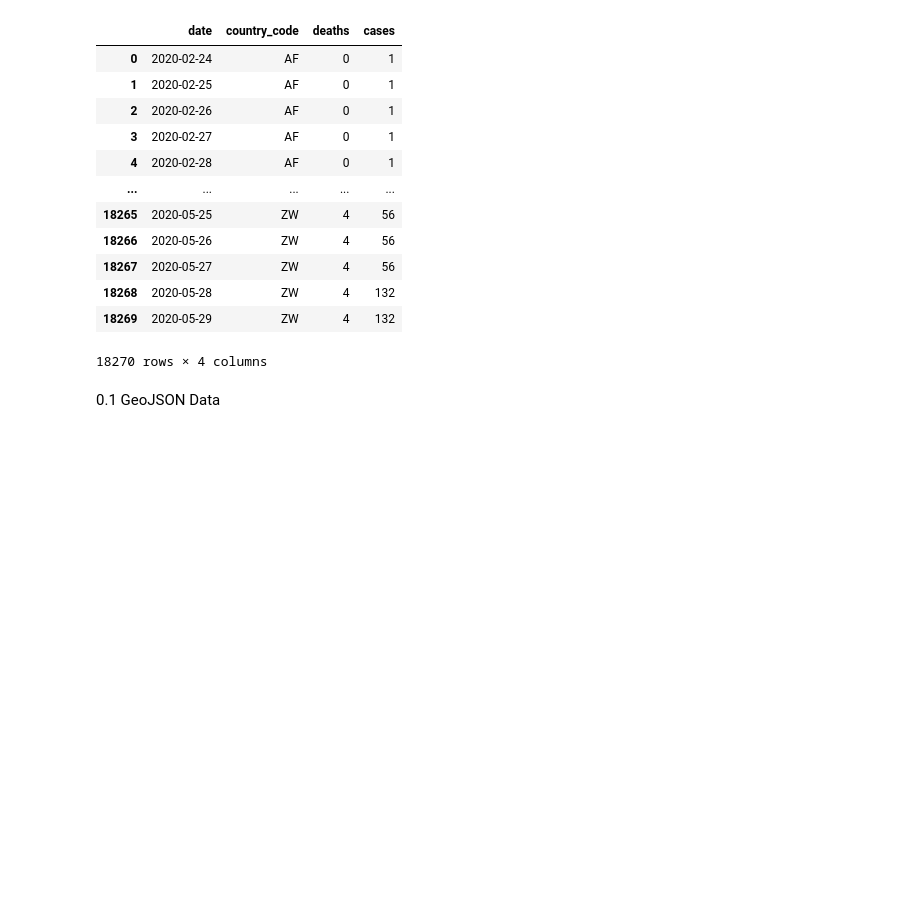
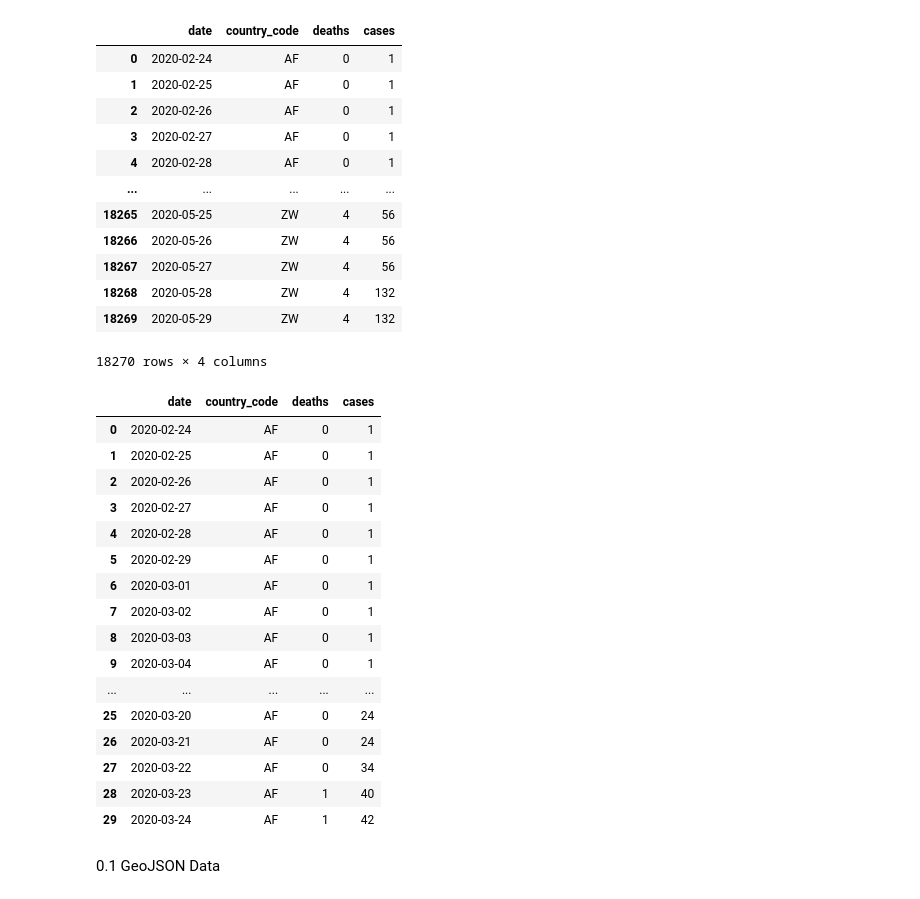
Before and after one commit to cybergis/wherecovid19_webapp, a Jupyter notebook: preprocessing/worldwide/world_layer_usingCountryID.ipynb, the cells around one changed output. Cells and saved outputs as stored; diff of their text form; code cells hidden in the pictures; blank space fills up the shorter version.

```diff
--- a/preprocessing/worldwide/world_layer_usingCountryID.ipynb
+++ b/preprocessing/worldwide/world_layer_usingCountryID.ipynb
@@ -126,6 +126,26 @@ df_world_original
 | 18268 | 2020-05-28 | ZW | 4 | 132 |
 | 18269 | 2020-05-29 | ZW | 4 | 132 |
 18270 rows × 4 columns
+# %%
+df_world_original.head(30)
+# %% [output]
+|  | date | country_code | deaths | cases |
+| 0 | 2020-02-24 | AF | 0 | 1 |
+| 1 | 2020-02-25 | AF | 0 | 1 |
+| 2 | 2020-02-26 | AF | 0 | 1 |
+| 3 | 2020-02-27 | AF | 0 | 1 |
+| 4 | 2020-02-28 | AF | 0 | 1 |
+| 5 | 2020-02-29 | AF | 0 | 1 |
+| 6 | 2020-03-01 | AF | 0 | 1 |
+| 7 | 2020-03-02 | AF | 0 | 1 |
+| 8 | 2020-03-03 | AF | 0 | 1 |
+| 9 | 2020-03-04 | AF | 0 | 1 |
+| ... | ... | ... | ... | ... |
+| 25 | 2020-03-20 | AF | 0 | 24 |
+| 26 | 2020-03-21 | AF | 0 | 24 |
+| 27 | 2020-03-22 | AF | 0 | 34 |
+| 28 | 2020-03-23 | AF | 1 | 40 |
+| 29 | 2020-03-24 | AF | 1 | 42 |
 # %% [markdown]
 0.1 GeoJSON Data
 # %%
```
Also changed, not shown: parts of 4 cells of this notebook, 1 other file.
